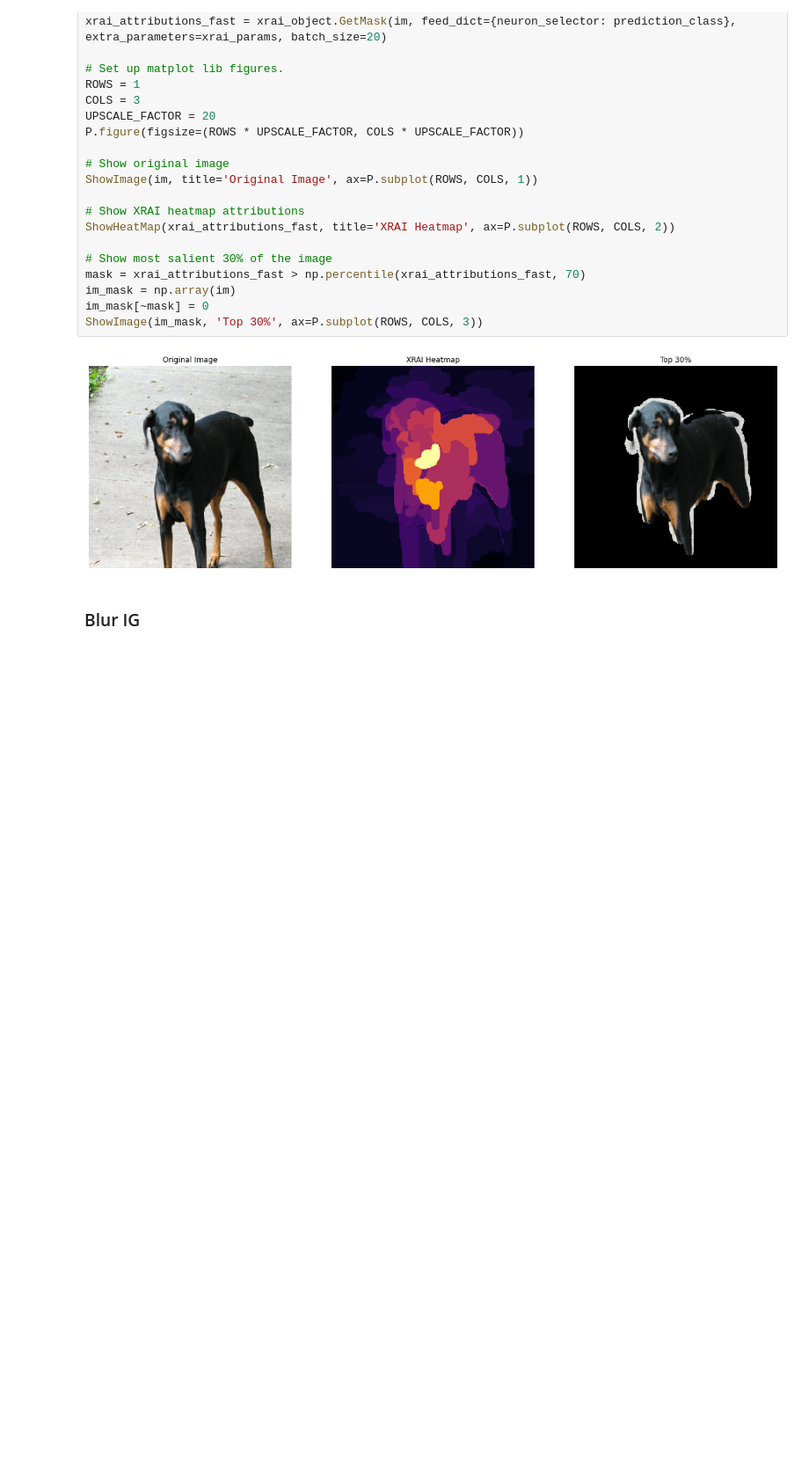
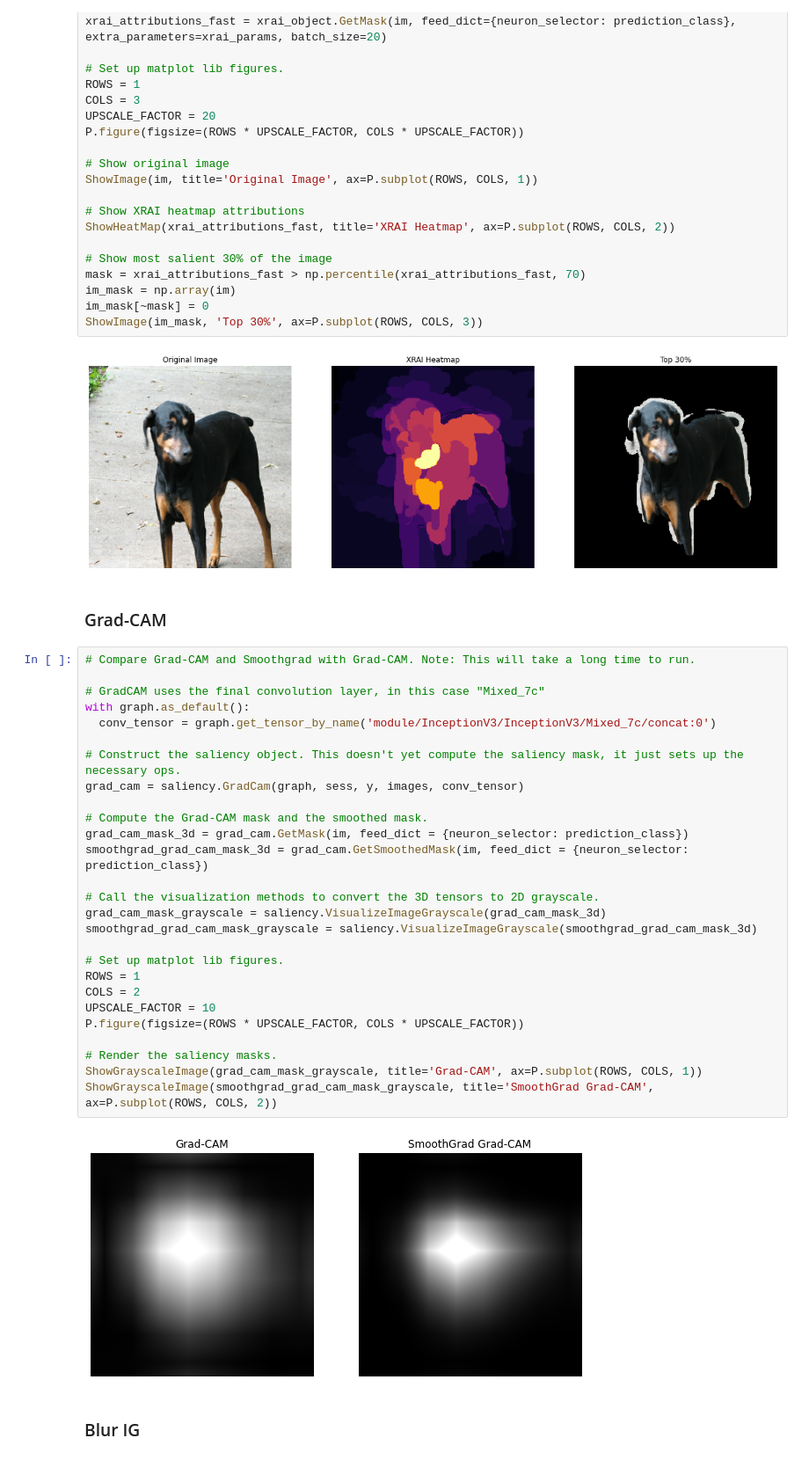
Before and after one commit to PAIR-code/saliency, a Jupyter notebook: Examples_tf1.ipynb, the cells around one changed output. Shown at 88% size. Saved outputs shown, nothing was run; the diff lists cells and outputs as text; blank space fills up the shorter version.

```diff
--- a/Examples_tf1.ipynb
+++ b/Examples_tf1.ipynb
@@ -257,6 +261,37 @@ im_mask[~mask] = 0
 ShowImage(im_mask, 'Top 30%', ax=P.subplot(ROWS, COLS, 3))
 # %% [output]
 [figure]
+# %% [markdown]
+### Grad-CAM
+# %%
+# Compare Grad-CAM and Smoothgrad with Grad-CAM. Note: This will take a long time to run.
+
+# GradCAM uses the final convolution layer, in this case "Mixed_7c"
+with graph.as_default():
+  conv_tensor = graph.get_tensor_by_name('module/InceptionV3/InceptionV3/Mixed_7c/concat:0')
+
+# Construct the saliency object. This doesn't yet compute the saliency mask, it just sets up the necessary ops.
+grad_cam = saliency.GradCam(graph, sess, y, images, conv_tensor)
+
+# Compute the Grad-CAM mask and the smoothed mask.
+grad_cam_mask_3d = grad_cam.GetMask(im, feed_dict = {neuron_selector: prediction_class})
+smoothgrad_grad_cam_mask_3d = grad_cam.GetSmoothedMask(im, feed_dict = {neuron_selector: prediction_class})
+
+# Call the visualization methods to convert the 3D tensors to 2D grayscale.
+grad_cam_mask_grayscale = saliency.VisualizeImageGrayscale(grad_cam_mask_3d)
+smoothgrad_grad_cam_mask_grayscale = saliency.VisualizeImageGrayscale(smoothgrad_grad_cam_mask_3d)
+
+# Set up matplot lib figures.
+ROWS = 1
+COLS = 2
+UPSCALE_FACTOR = 10
+P.figure(figsize=(ROWS * UPSCALE_FACTOR, COLS * UPSCALE_FACTOR))
+
+# Render the saliency masks.
+ShowGrayscaleImage(grad_cam_mask_grayscale, title='Grad-CAM', ax=P.subplot(ROWS, COLS, 1))
+ShowGrayscaleImage(smoothgrad_grad_cam_mask_grayscale, title='SmoothGrad Grad-CAM', ax=P.subplot(ROWS, COLS, 2))
+# %% [output]
+[figure, added]
 # %% [markdown]
 ### Blur IG
 # %%
```
Also changed, not shown: parts of 12 cells of this notebook, 6 other files.
